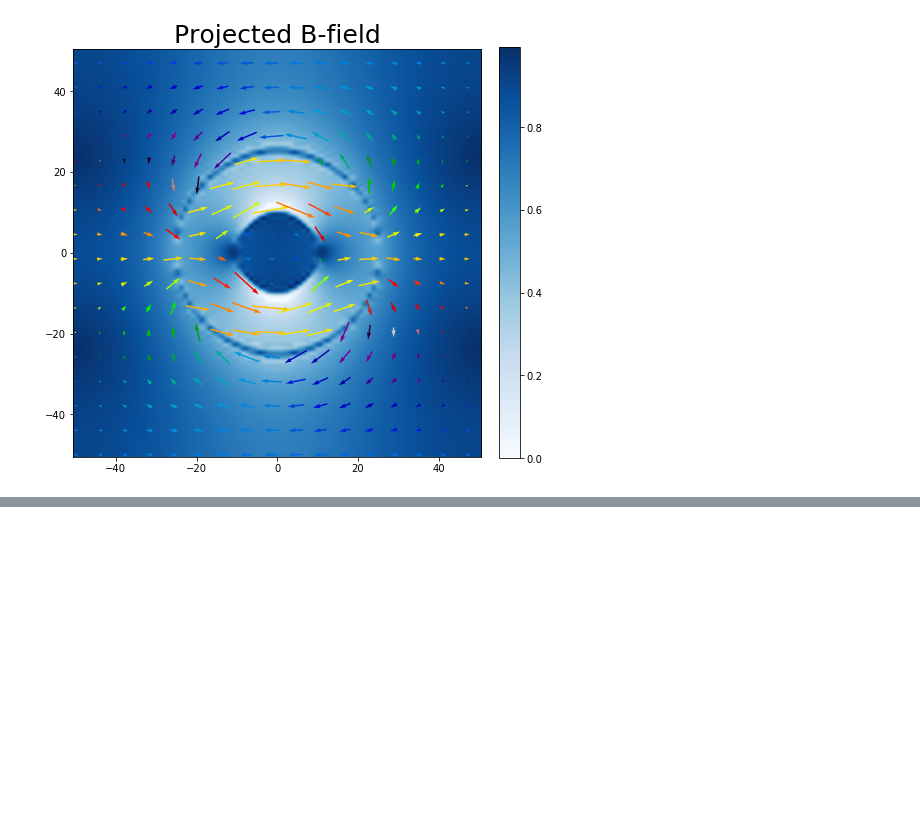
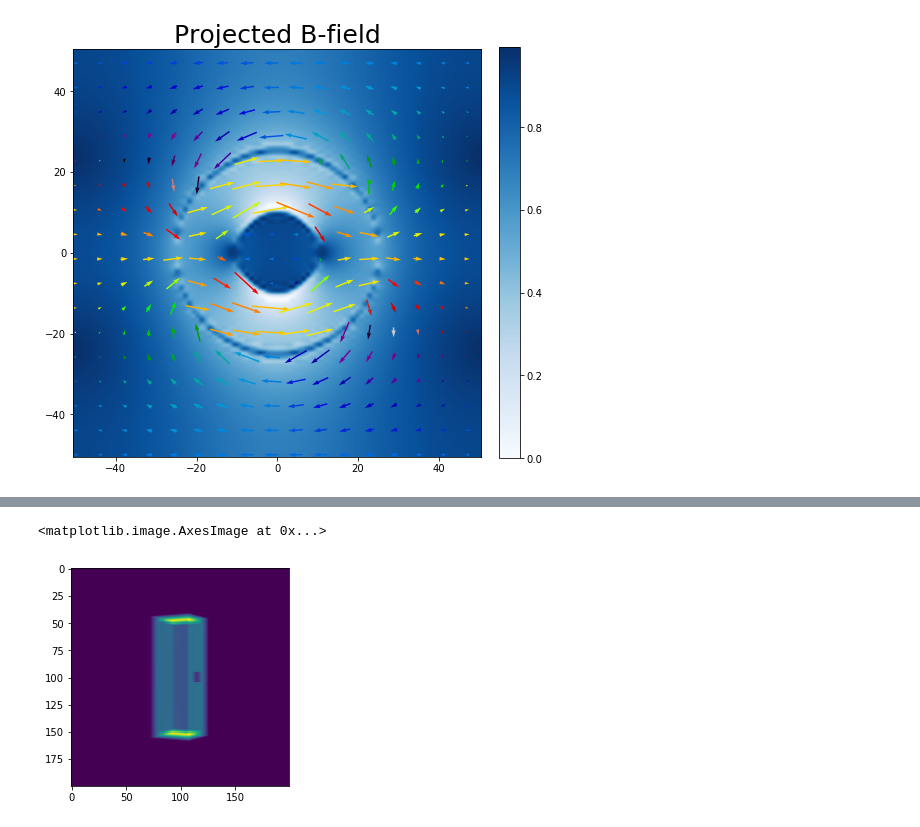
Before and after one commit to grlewis333/phd-work, a Jupyter notebook: holo-sim.ipynb, the cells around one changed output, grey strips where cells are left out. Drawn from its saved outputs; the diff is of its cells as text; code cells hidden in the pictures; blank space fills up the shorter version.

```diff
--- a/holo-sim.ipynb
+++ b/holo-sim.ipynb
@@ -277,0 +390,14 @@ Text(0.5, 1.0, 'Projected B-field')
+# %%
+# create projections
+proj_geom = astra.create_proj_geom('cone', 1, 1, detector_rows, detector_cols, angles,
+                         (distance_source_origin + distance_origin_detector) / detector_pixel_size, 0)
+
+projections_id, projections =  astra.creators.create_sino3d_gpu(phantom_id, proj_geom, vol_geom)
+
+projections /= np.max(projections) # normalise
+# %%
+# Plot projections
+plt.imshow(projections[:,1,:]) # middle value changes projection angle
+# %% [output]
+<matplotlib.image.AxesImage at 0x...>
+[figure, added]
```
Also changed, not shown: parts of 13 cells of this notebook.
